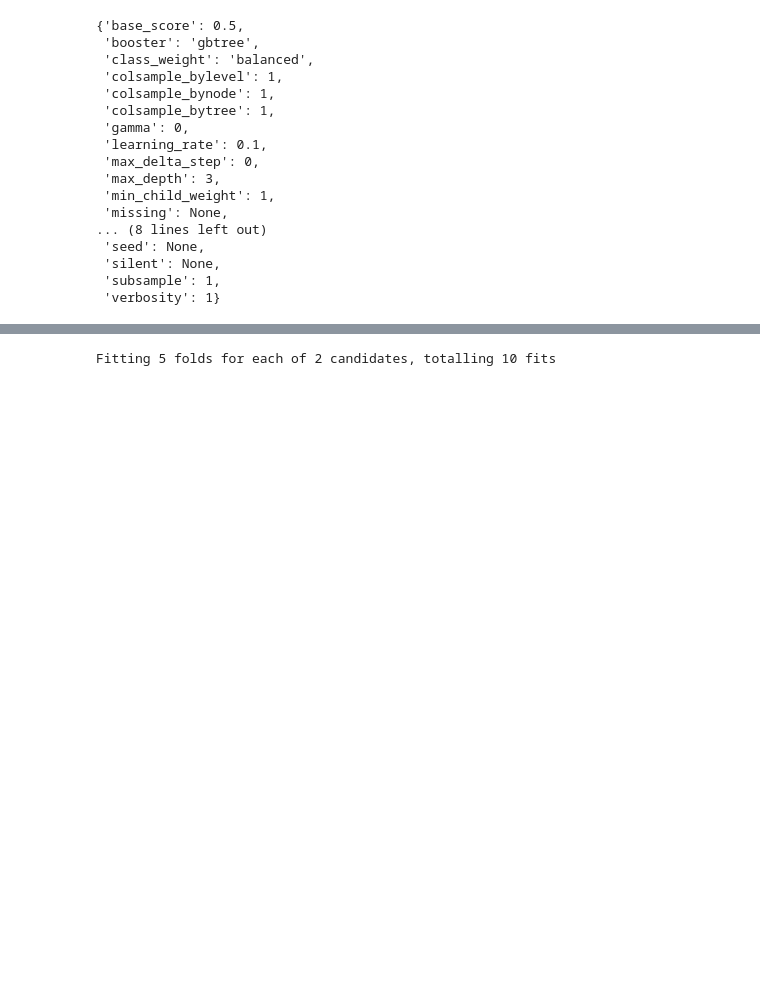
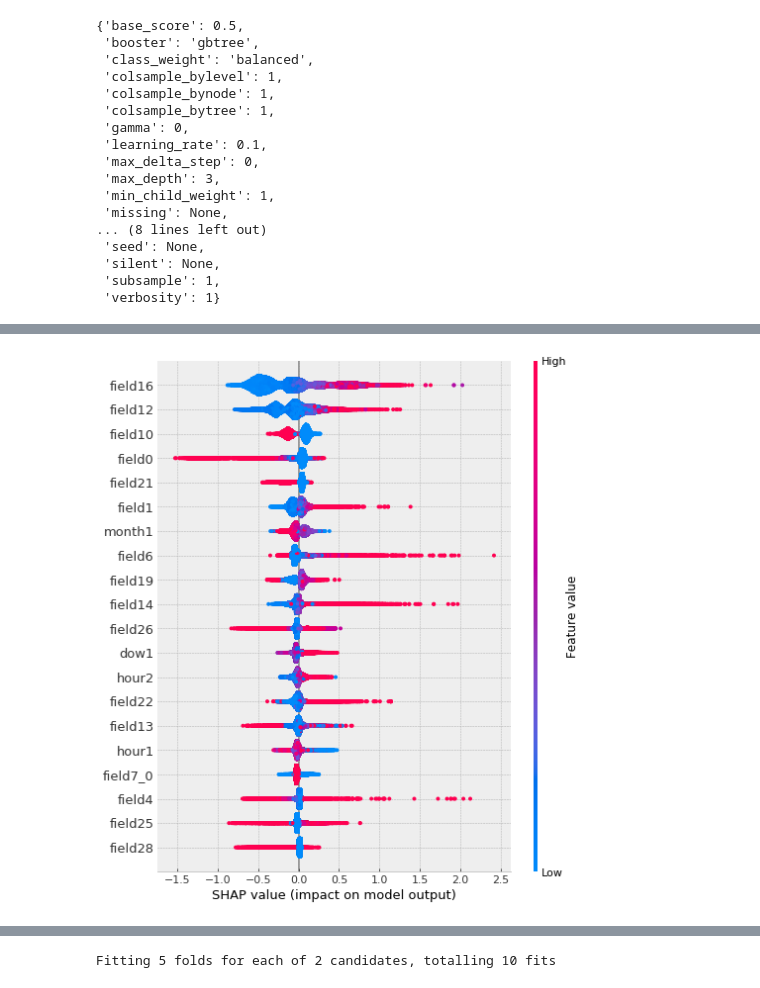
Before and after one commit to andygoosh/OneTwoTrip-Contest, a Jupyter notebook: workinprogress.ipynb, the cells around one changed output, grey strips where cells are left out. Drawn from its saved outputs; the diff is of its cells as text; code cells hidden in the pictures; blank space fills up the shorter version.

```diff
--- a/workinprogress.ipynb
+++ b/workinprogress.ipynb
@@ -326,0 +368,5 @@ Index(['field12', 'field0', 'field13', 'field16', 'field4', 'field14',
+# %%
+import shap
+%time shap_values = shap.TreeExplainer(model).shap_values(X)
+shap.summary_plot(shap_values, X)
+# %% [output]
@@ -326,0 +375 @@ Index(['field12', 'field0', 'field13', 'field16', 'field4', 'field14',
+[figure, added]
```
Also changed, not shown: parts of 12 cells of this notebook.
